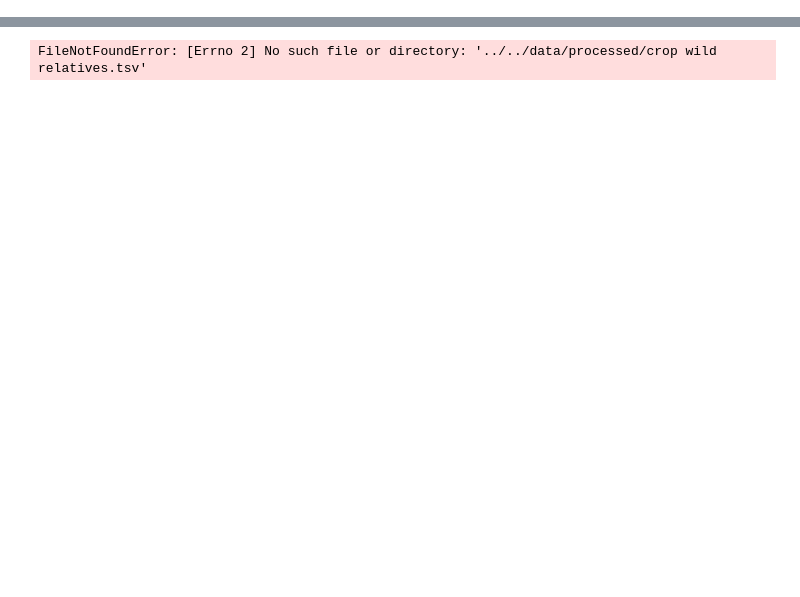
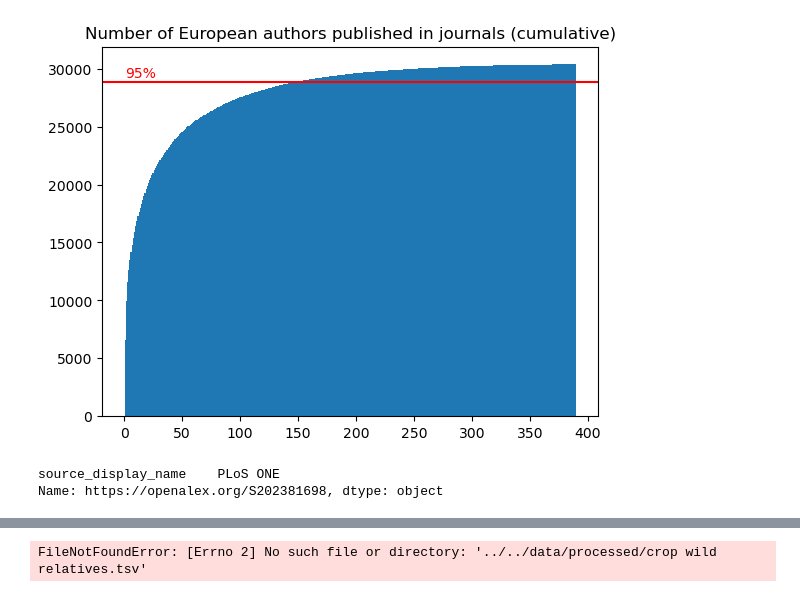
Before and after one commit to AgentschapPlantentuinMeise/Mapping-taxonomists, a Jupyter notebook: src/visualization/Exploration visualizations.ipynb, the cells around one changed output, grey strips where cells are left out. Drawn from its saved outputs; the diff is of its cells as text; code cells hidden in the pictures; blank space fills up the shorter version.

```diff
--- a/src/visualization/Exploration visualizations.ipynb
+++ b/src/visualization/Exploration visualizations.ipynb
@@ -0,0 +21,5 @@
+# %%
+# dictionary with journal name and author ids per journal
+journal_authors = {}
+for journal in set(authors["source_id"]):
+    journal_authors[journal] = list(authors[authors["source_id"]==journal]["author_id"])
@@ -0,0 +56,25 @@
+# %%
+# find path of least resistance through journals
+while unexplored != None:
+    best_journal = ""
+    best_author_nr = 0
+
+    # go over every unexplored journal to find out if they're the best
+    for j in unexplored:
+        new_blood = not_in_common(authors_seen, j)
+        # save best journal
+        if new_blood > best_author_nr:
+            best_author_nr = new_blood
+            best_journal = j
+
+    # if none of the journals add new authors, stop
+    if best_author_nr == 0:
+        break
+
+    # add to path
+    authors_seen.extend(journal_authors[best_journal])
+    journal_path.append(best_journal)
+    nr_authors_path.append(best_author_nr)
+    print("Next best: "+journal_path[-1])
+
+    unexplored.remove(best_journal)
@@ -0,0 +99,21 @@
+# %%
+# plot path through journals with most new authors, cumulatively
+fig, ax = plt.subplots()
+cumulative_path = np.cumsum(nr_authors_path)
+
+plt.bar(x=range(1,len(journal_path)+1), height=cumulative_path, width=1.0)
+ax.set_title("Number of European authors published in journals (cumulative)")
+
+# add 95% line
+value_95 = cumulative_path[-1]*0.95
+plt.axhline(y=value_95, color="red", label="95%")
+ax.text(0.5, value_95+400,"95%", color="red")
+
+plt.savefig("../../reports/figures/cumulative_graph_european_authors_in_journals.png")
+# %% [output]
+[figure, added]
+# %%
+journal_id_names.loc[journal_id].iloc[0]
+# %% [output]
+source_display_name    PLoS ONE
+Name: https://openalex.org/S202381698, dtype: object
```
Also changed, not shown: parts of 7 cells of this notebook, 5 other files.
